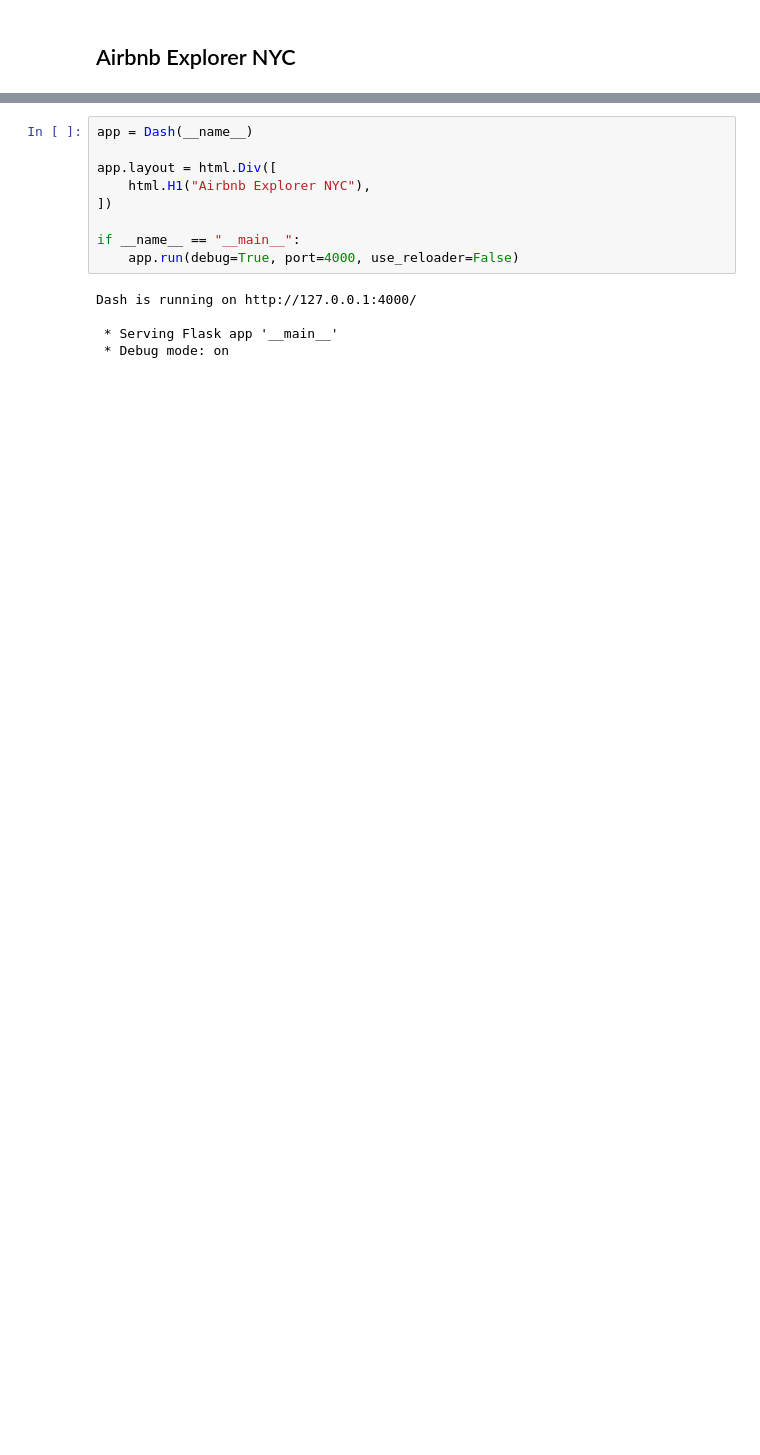
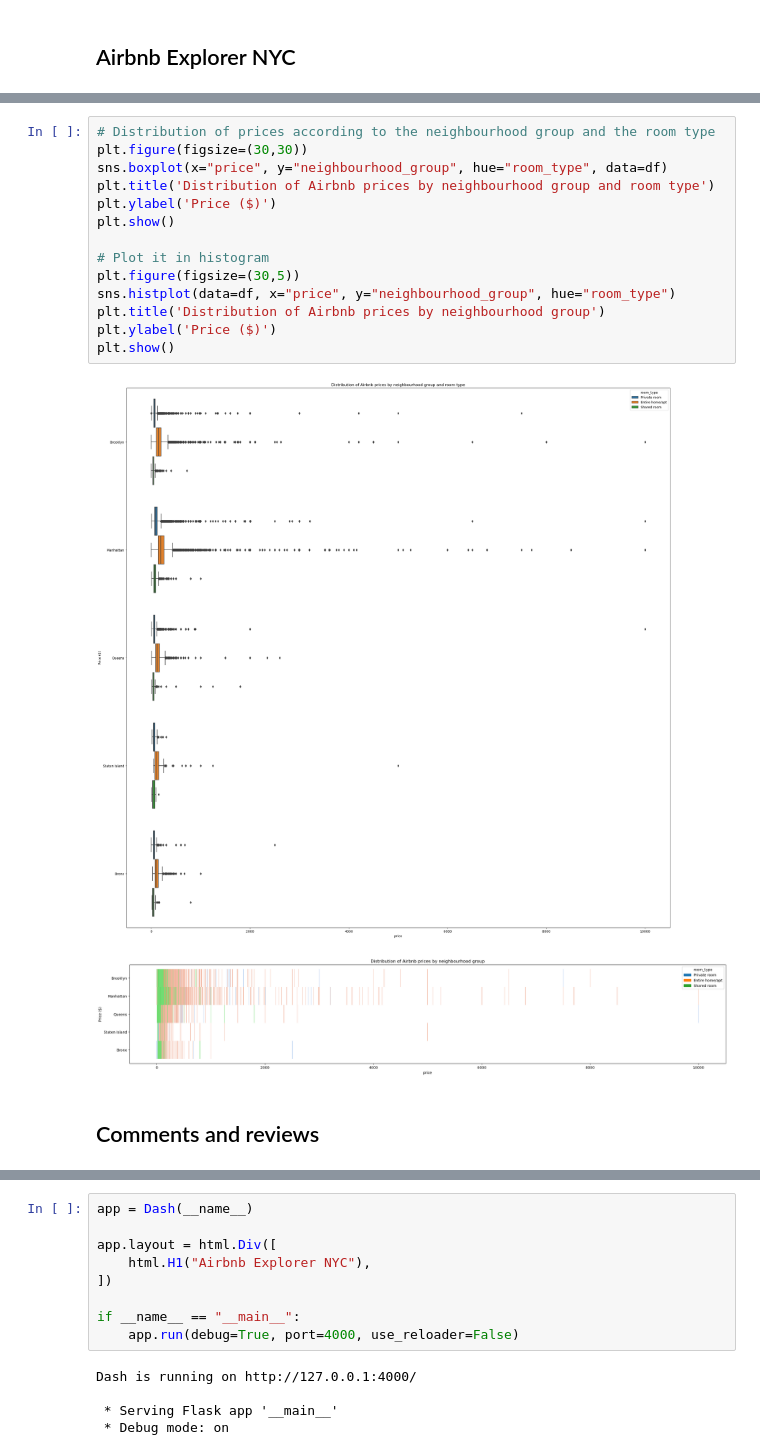
Before and after one commit to ItsAlexousd/umich-airbnb-explorer-nyc, a Jupyter notebook: airbnb-explorer-nyc.ipynb, the cells around one changed output, grey strips where cells are left out. Drawn from its saved outputs; the diff is of its cells as text; blank space fills up the shorter version.

```diff
--- a/airbnb-explorer-nyc.ipynb
+++ b/airbnb-explorer-nyc.ipynb
@@ -18,0 +78,19 @@ df.head()
+# %%
+# Distribution of prices according to the neighbourhood group and the room type
+plt.figure(figsize=(30,30))
+sns.boxplot(x="price", y="neighbourhood_group", hue="room_type", data=df)
+plt.title('Distribution of Airbnb prices by neighbourhood group and room type')
+plt.ylabel('Price ($)')
+plt.show()
+
+# Plot it in histogram
+plt.figure(figsize=(30,5))
+sns.histplot(data=df, x="price", y="neighbourhood_group", hue="room_type")
+plt.title('Distribution of Airbnb prices by neighbourhood group')
+plt.ylabel('Price ($)')
+plt.show()
+# %% [output]
+[figure, added]
+[figure, added]
+# %% [markdown]
+## Comments and reviews
```
Also changed, not shown: parts of 16 cells of this notebook.
